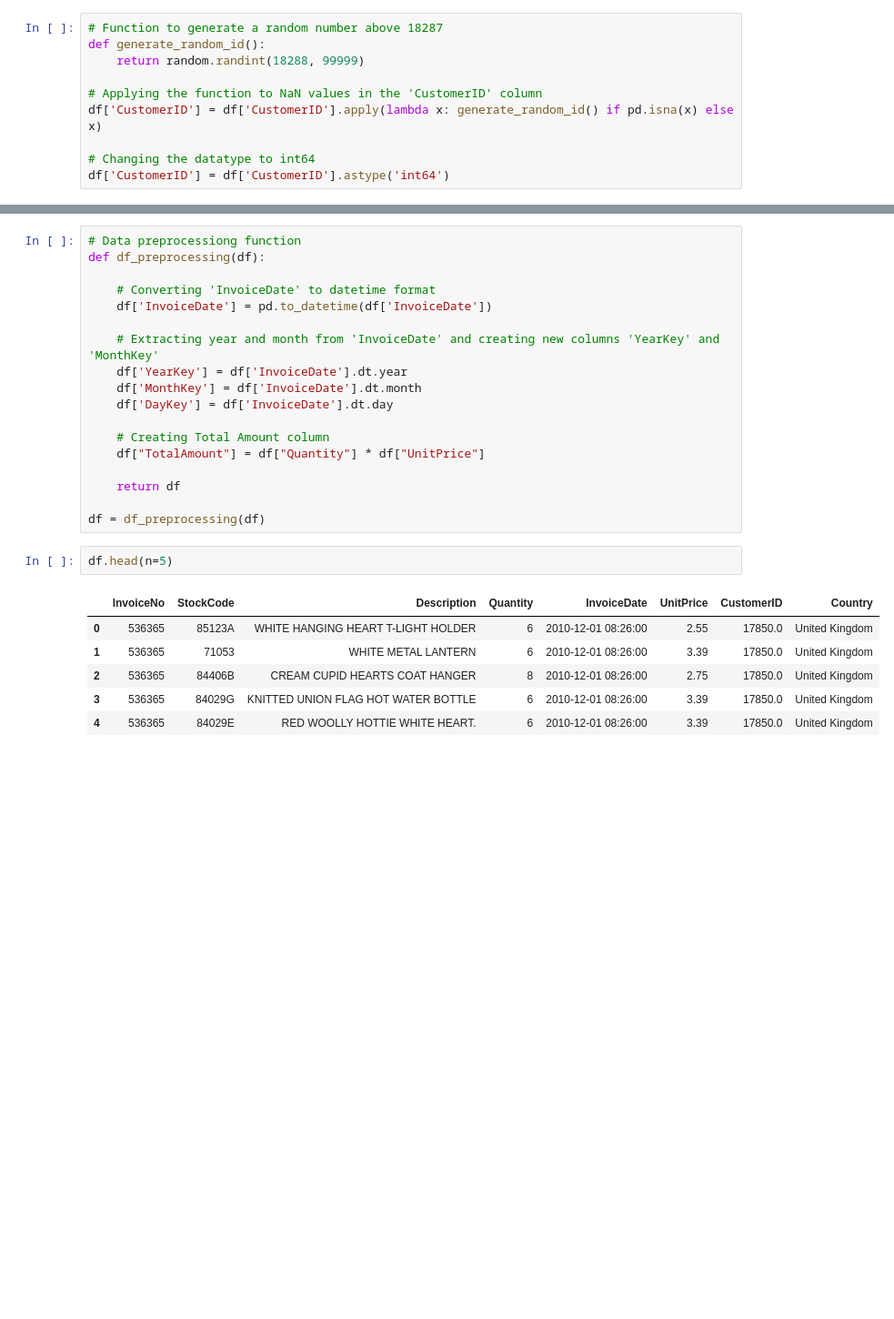
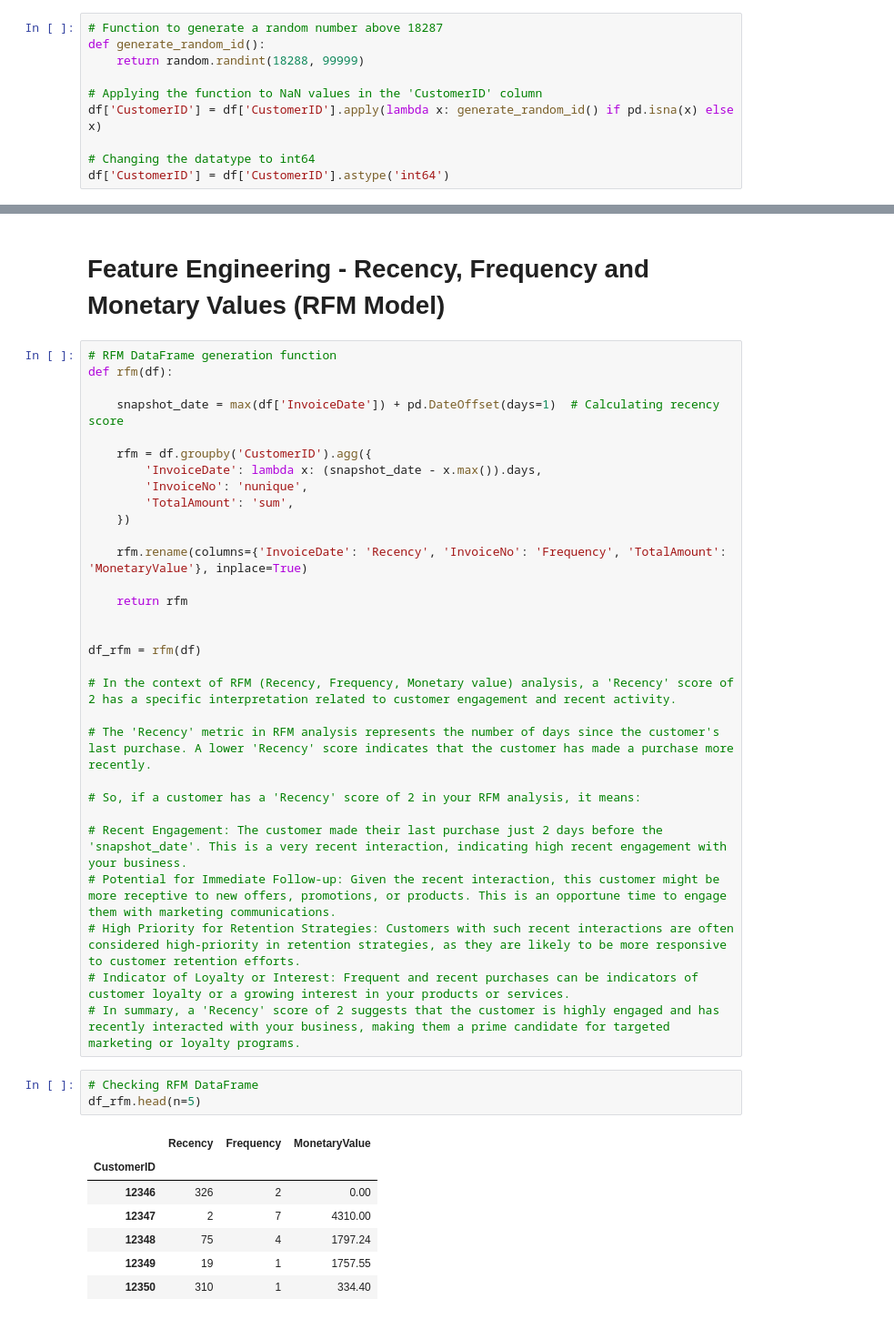
Before and after one commit to omc02/customer-segmentation, a Jupyter notebook: Customer Segmentation.ipynb, the cells around one changed output, grey strips where cells are left out. Shown: that part at 91% size. Cells and saved outputs as stored; diff of their text form; blank space fills up the shorter version.

```diff
--- a/Customer Segmentation.ipynb
+++ b/Customer Segmentation.ipynb
@@ -119,28 +164,44 @@ Country        0.000000
 dtype: float64)
-# %%
-# Data preprocessiong function
-def df_preprocessing(df):
-
-    # Converting 'InvoiceDate' to datetime format
-    df['InvoiceDate'] = pd.to_datetime(df['InvoiceDate'])
-
-    # Extracting year and month from 'InvoiceDate' and creating new columns 'YearKey' and 'MonthKey'
-    df['YearKey'] = df['InvoiceDate'].dt.year
-    df['MonthKey'] = df['InvoiceDate'].dt.month
-    df['DayKey'] = df['InvoiceDate'].dt.day
-
-    # Creating Total Amount column
-    df["TotalAmount"] = df["Quantity"] * df["UnitPrice"]
-
-    return df
-
-df = df_preprocessing(df)
+# %% [markdown]
+# Feature Engineering - Recency, Frequency and Monetary Values (RFM Model)
+# %%
+# RFM DataFrame generation function
+def rfm(df):
+
+    snapshot_date = max(df['InvoiceDate']) + pd.DateOffset(days=1)  # Calculating recency score
+
+    rfm = df.groupby('CustomerID').agg({
+        'InvoiceDate': lambda x: (snapshot_date - x.max()).days,
+        'InvoiceNo': 'nunique',
+        'TotalAmount': 'sum',
+    })
+
+    rfm.rename(columns={'InvoiceDate': 'Recency', 'InvoiceNo': 'Frequency', 'TotalAmount': 'MonetaryValue'}, inplace=True)
+
+    return rfm
+
+
+df_rfm = rfm(df)
+
+# In the context of RFM (Recency, Frequency, Monetary value) analysis, a 'Recency' score of 2 has a specific interpretation related to customer engagement and recent activity.
+
+# The 'Recency' metric in RFM analysis represents the number of days since the customer's last purchase. A lower 'Recency' score indicates that the customer has made a purchase more recently.
+
+# So, if a customer has a 'Recency' score of 2 in your RFM analysis, it means:
+
+# Recent Engagement: The customer made their last purchase just 2 days before the 'snapshot_date'. This is a very recent interaction, indicating high recent engagement with your business.
+# Potential for Immediate Follow-up: Given the recent interaction, this customer might be more receptive to new offers, promotions, or products. This is an opportune time to engage them with marketing communications.
+# High Priority for Retention Strategies: Customers with such recent interactions are often considered high-priority in retention strategies, as they are likely to be more responsive to customer retention efforts.
+# Indicator of Loyalty or Interest: Frequent and recent purchases can be indicators of customer loyalty or a growing interest in your products or services.
+# In summary, a 'Recency' score of 2 suggests that the customer is highly engaged and has recently interacted with your business, making them a prime candidate for targeted marketing or loyalty programs.
 # %%
-df.head(n=5)
+# Checking RFM DataFrame
+df_rfm.head(n=5)
 # %% [output]
-|  | InvoiceNo | StockCode | Description | Quantity | InvoiceDate | UnitPrice | CustomerID | Country |
-| 0 | 536365 | 85123A | WHITE HANGING HEART T-LIGHT HOLDER | 6 | 2010-12-01 08:26:00 | 2.55 | 17850.0 | United Kingdom |
-| 1 | 536365 | 71053 | WHITE METAL LANTERN | 6 | 2010-12-01 08:26:00 | 3.39 | 17850.0 | United Kingdom |
-| 2 | 536365 | 84406B | CREAM CUPID HEARTS COAT HANGER | 8 | 2010-12-01 08:26:00 | 2.75 | 17850.0 | United Kingdom |
-| 3 | 536365 | 84029G | KNITTED UNION FLAG HOT WATER BOTTLE | 6 | 2010-12-01 08:26:00 | 3.39 | 17850.0 | United Kingdom |
-| 4 | 536365 | 84029E | RED WOOLLY HOTTIE WHITE HEART. | 6 | 2010-12-01 08:26:00 | 3.39 | 17850.0 | United Kingdom |
+|  | Recency | Frequency | MonetaryValue |
+| CustomerID |  |  |  |
+| 12346 | 326 | 2 | 0.00 |
+| 12347 | 2 | 7 | 4310.00 |
+| 12348 | 75 | 4 | 1797.24 |
+| 12349 | 19 | 1 | 1757.55 |
+| 12350 | 310 | 1 | 334.40 |
```
Also changed, not shown: parts of 24 cells of this notebook.
